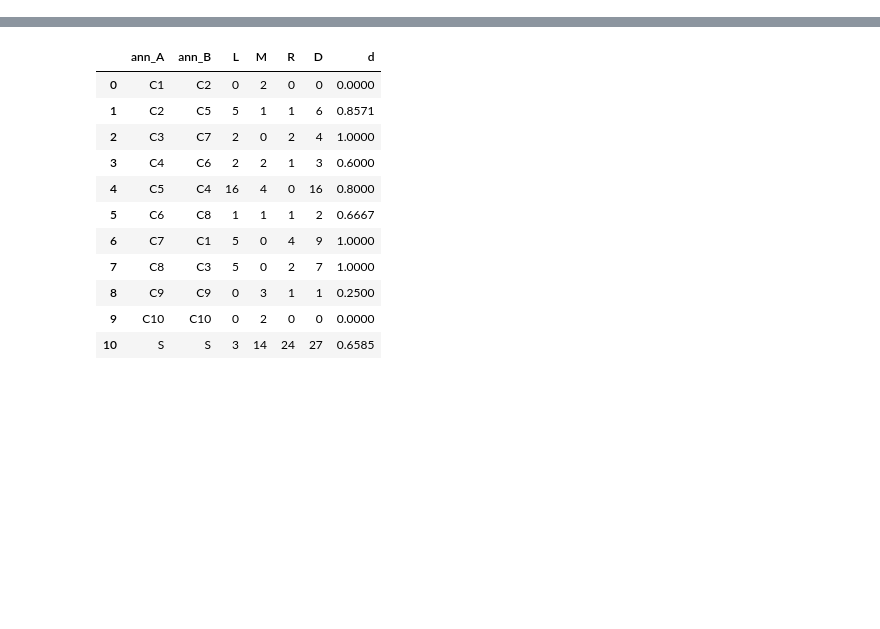
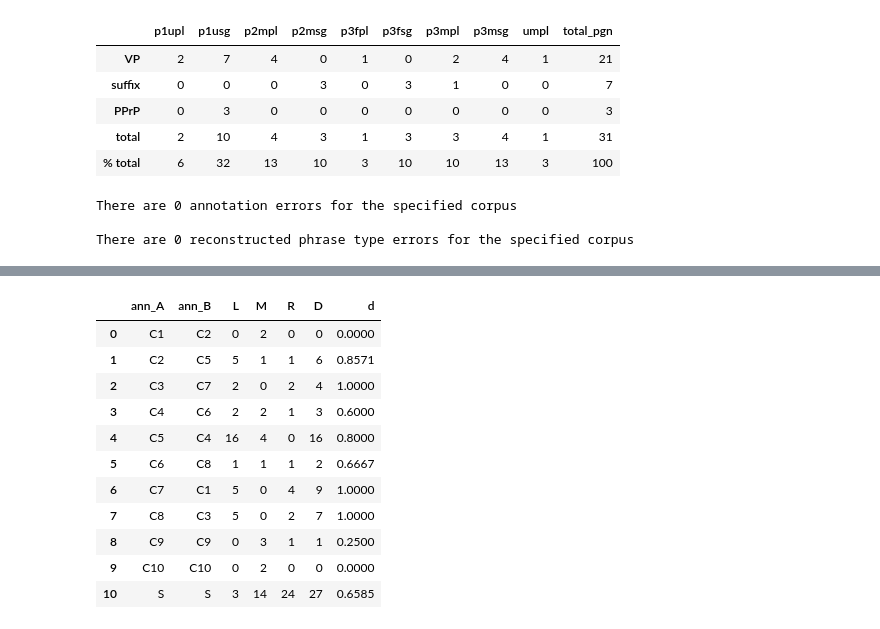
Before and after one commit to cmerwich/participant-analysis, a Jupyter notebook: confrontation/confrontation-ps75.ipynb, the cells around one changed output, grey strips where cells are left out. Drawn from its saved outputs; the diff is of its cells as text; code cells hidden in the pictures; blank space fills up the shorter version.

```diff
--- a/confrontation/confrontation-ps75.ipynb
+++ b/confrontation/confrontation-ps75.ipynb
@@ -4,0 +78,15 @@ from utils import MakeTable
+# %%
+PrintThisTable(pronoun_pos_class_df75)
+# %% [output]
+|  | p1upl | p1usg | p2mpl | p2msg | p3fpl | p3fsg | p3mpl | p3msg | umpl | total_pgn |
+| VP | 2 | 7 | 4 | 0 | 1 | 0 | 2 | 4 | 1 | 21 |
+| suffix | 0 | 0 | 0 | 3 | 0 | 3 | 1 | 0 | 0 | 7 |
+| PPrP | 0 | 3 | 0 | 0 | 0 | 0 | 0 | 0 | 0 | 3 |
+| total | 2 | 10 | 4 | 3 | 1 | 3 | 3 | 4 | 1 | 31 |
+| % total | 6 | 32 | 13 | 10 | 3 | 10 | 10 | 13 | 3 | 100 |
+# %%
+PrintPossibleCorrections(suffix_errors75, reconsider_rpt75)
+# %% [output]
+There are 0 annotation errors for the specified corpus
+
+There are 0 reconstructed phrase type errors for the specified corpus
```
Also changed, not shown: parts of 34 cells of this notebook, 27 other files.
